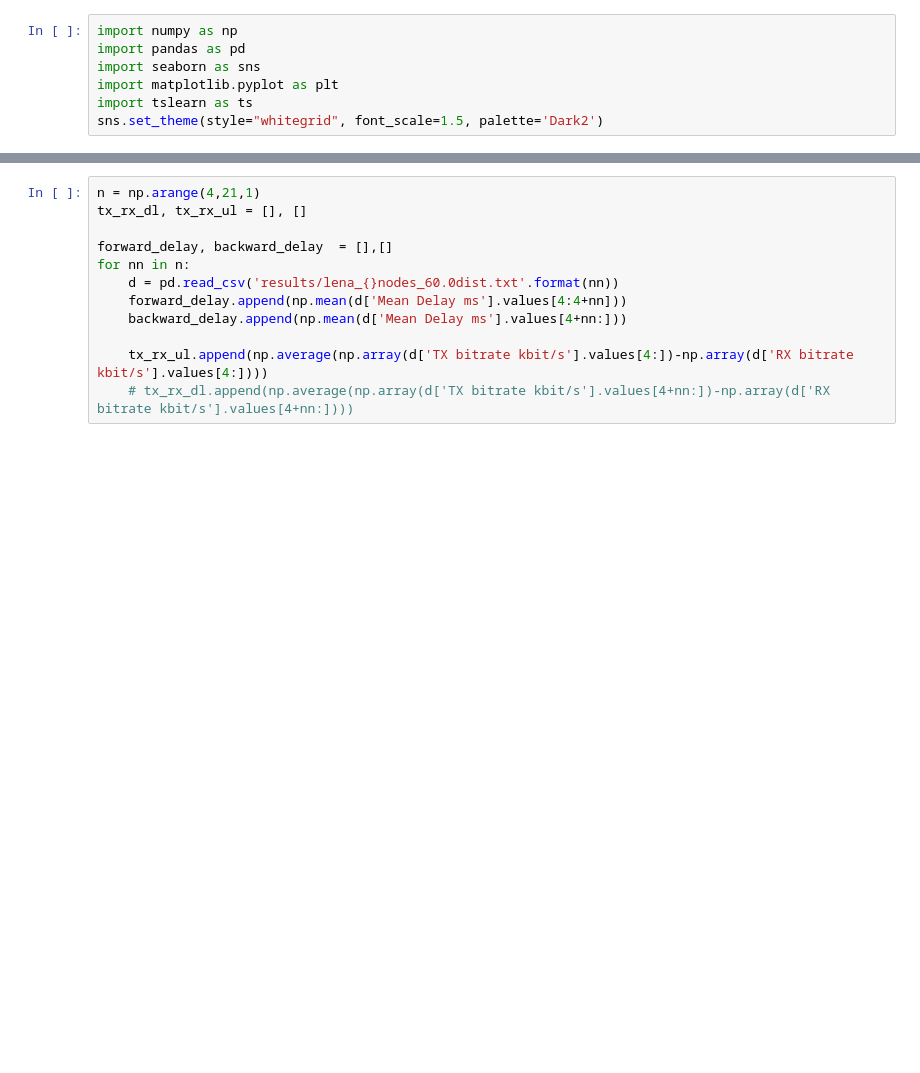
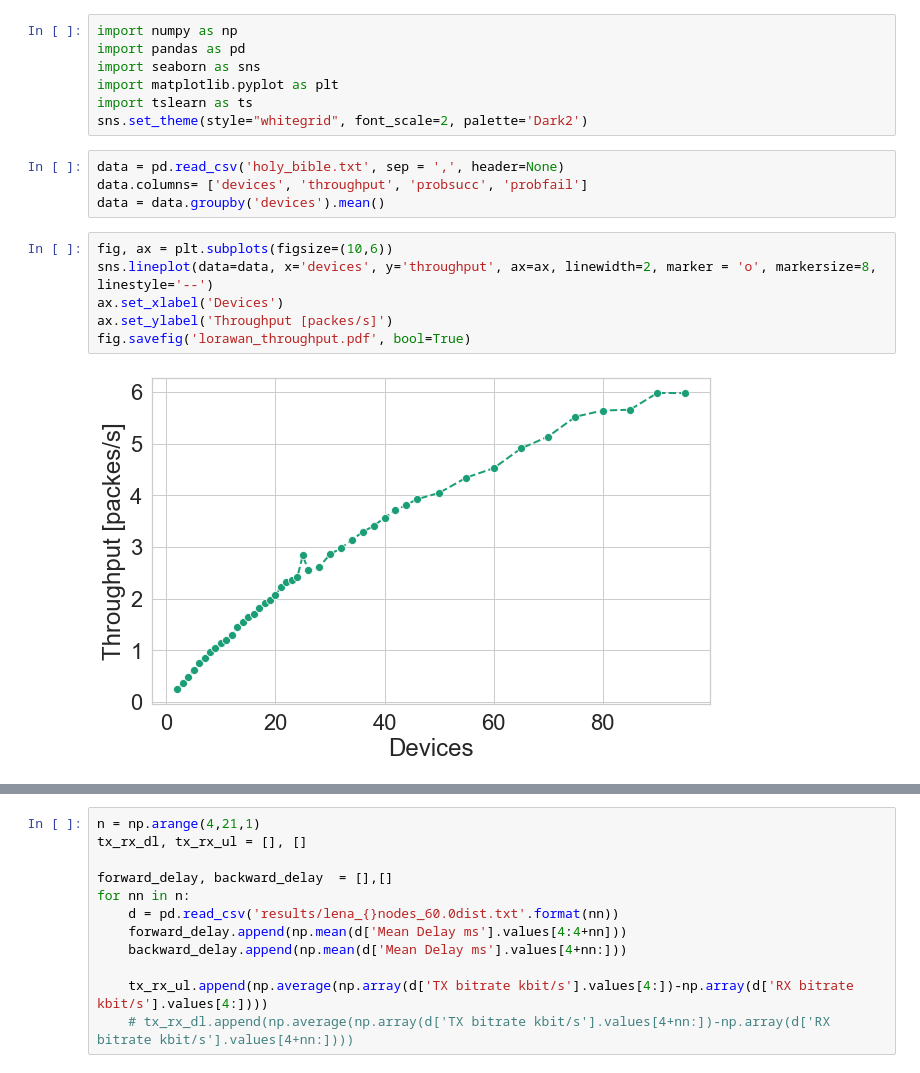
Before and after one commit to nicolezattarin/IoMT-efficient-information-distribution, a Jupyter notebook: network/plot.ipynb, the cells around one changed output, grey strips where cells are left out. Cells and saved outputs as stored; diff of their text form; blank space fills up the shorter version.

```diff
--- a/network/plot.ipynb
+++ b/network/plot.ipynb
@@ -4,4 +4,16 @@ import pandas as pd
 import seaborn as sns
 import matplotlib.pyplot as plt
 import tslearn as ts
-sns.set_theme(style="whitegrid", font_scale=1.5, palette='Dark2')
+sns.set_theme(style="whitegrid", font_scale=2, palette='Dark2')
+# %%
+data = pd.read_csv('holy_bible.txt', sep = ',', header=None)
+data.columns= ['devices', 'throughput', 'probsucc', 'probfail']
+data = data.groupby('devices').mean()
+# %%
+fig, ax = plt.subplots(figsize=(10,6))
+sns.lineplot(data=data, x='devices', y='throughput', ax=ax, linewidth=2, marker = 'o', markersize=8, linestyle='--')
+ax.set_xlabel('Devices')
+ax.set_ylabel('Throughput [packes/s]')
+fig.savefig('lorawan_throughput.pdf', bool=True)
+# %% [output]
+[figure, added]
```
Also changed, not shown: parts of 8 cells of this notebook, 7 other files.
